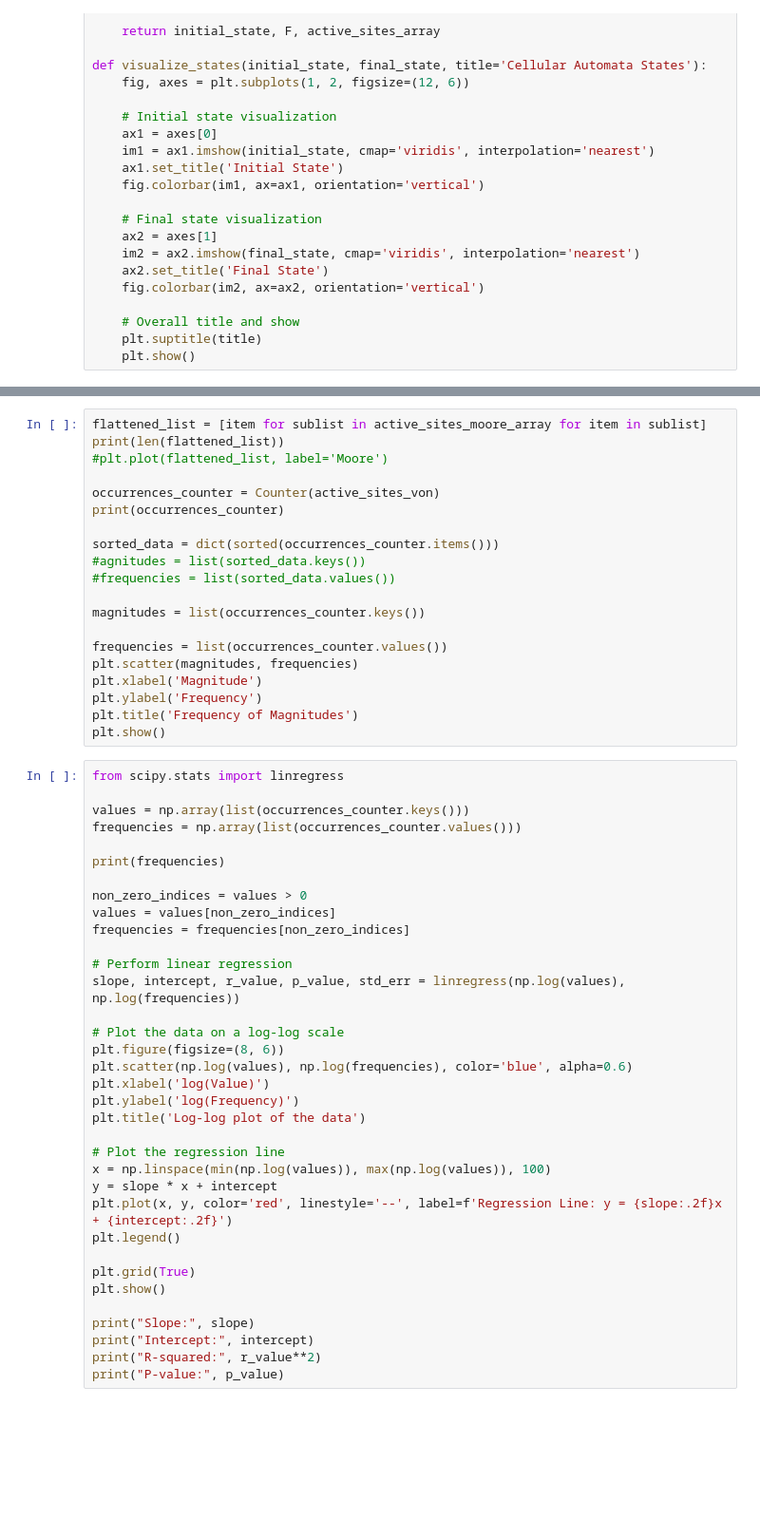
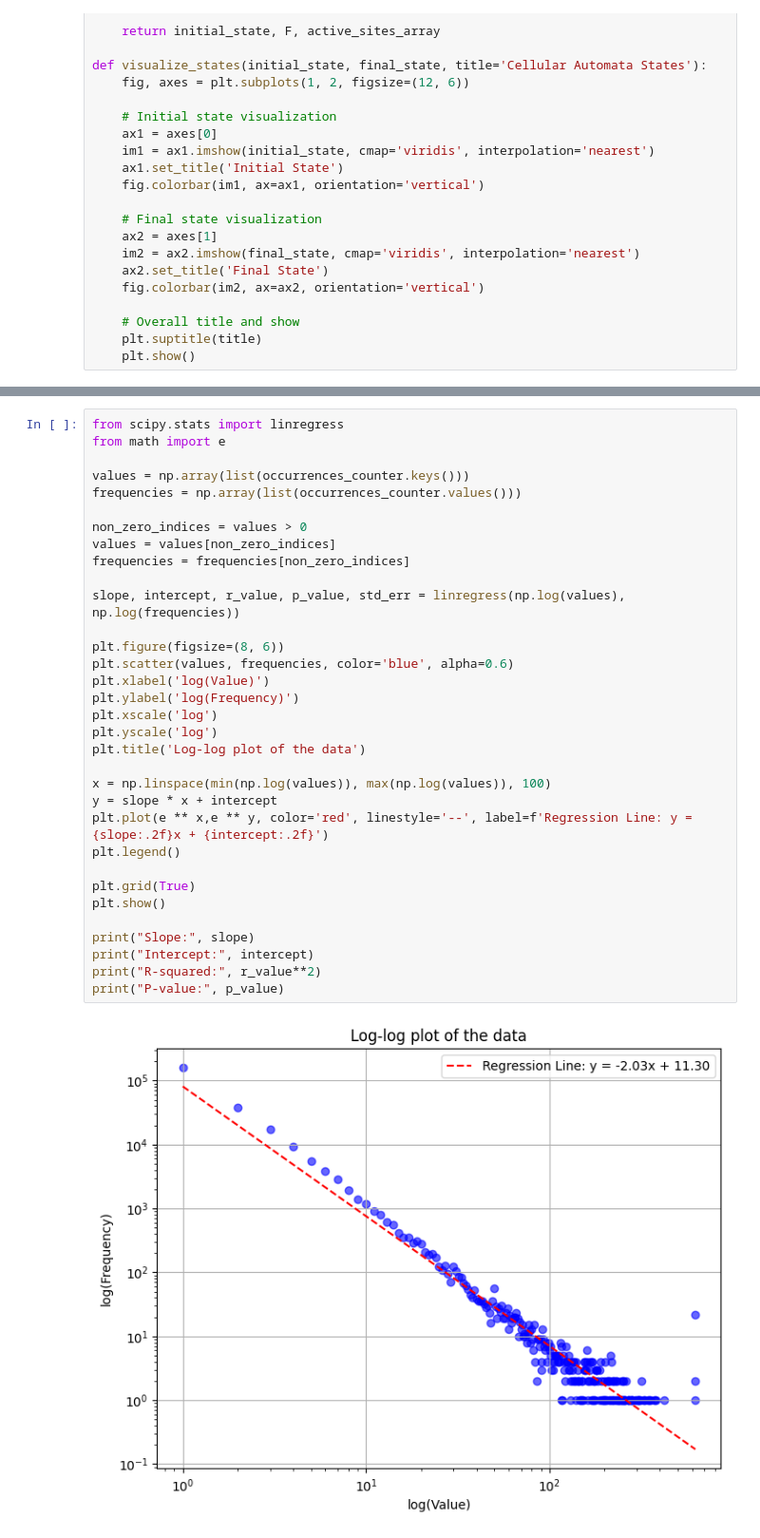
Before and after one commit to vitalismaxim/group_17, a Jupyter notebook: OFC_2.ipynb, the cells around one changed output, grey strips where cells are left out. Shown at 95% size. Saved outputs shown, nothing was run; the diff lists cells and outputs as text; blank space fills up the shorter version.

Commit message:
regression fit

```diff
--- a/OFC_2.ipynb
+++ b/OFC_2.ipynb
@@ -263,55 +157,35 @@ for i in range(n_simulations):
-# %%
-flattened_list = [item for sublist in active_sites_moore_array for item in sublist]
-print(len(flattened_list))
-#plt.plot(flattened_list, label='Moore')
-
-occurrences_counter = Counter(active_sites_von)
-print(occurrences_counter)
-
-sorted_data = dict(sorted(occurrences_counter.items()))
-#agnitudes = list(sorted_data.keys())
-#frequencies = list(sorted_data.values())
-
-magnitudes = list(occurrences_counter.keys())
-
-frequencies = list(occurrences_counter.values())
-plt.scatter(magnitudes, frequencies)
-plt.xlabel('Magnitude')
-plt.ylabel('Frequency')
-plt.title('Frequency of Magnitudes')
-plt.show()
 # %%
 from scipy.stats import linregress
+from math import e
 
 values = np.array(list(occurrences_counter.keys()))
 frequencies = np.array(list(occurrences_counter.values()))
-
-print(frequencies)
 
 non_zero_indices = values > 0
 values = values[non_zero_indices]
 frequencies = frequencies[non_zero_indices]
 
-# Perform linear regression
 slope, intercept, r_value, p_value, std_err = linregress(np.log(values), np.log(frequencies))
 
-# Plot the data on a log-log scale
 plt.figure(figsize=(8, 6))
-plt.scatter(np.log(values), np.log(frequencies), color='blue', alpha=0.6)
+plt.scatter(values, frequencies, color='blue', alpha=0.6)
 plt.xlabel('log(Value)')
 plt.ylabel('log(Frequency)')
+plt.xscale('log')
+plt.yscale('log')
 plt.title('Log-log plot of the data')
 
-# Plot the regression line
 x = np.linspace(min(np.log(values)), max(np.log(values)), 100)
 y = slope * x + intercept
-plt.plot(x, y, color='red', linestyle='--', label=f'Regression Line: y = {slope:.2f}x + {intercept:.2f}')
+plt.plot(e ** x,e ** y, color='red', linestyle='--', label=f'Regression Line: y = {slope:.2f}x + {intercept:.2f}')
 plt.legend()
 
 plt.grid(True)
 plt.show()
 
 print("Slope:", slope)
 print("Intercept:", intercept)
 print("R-squared:", r_value**2)
 print("P-value:", p_value)
+# %% [output]
+[figure, added]
```
Also changed, not shown: parts of 13 cells of this notebook.
